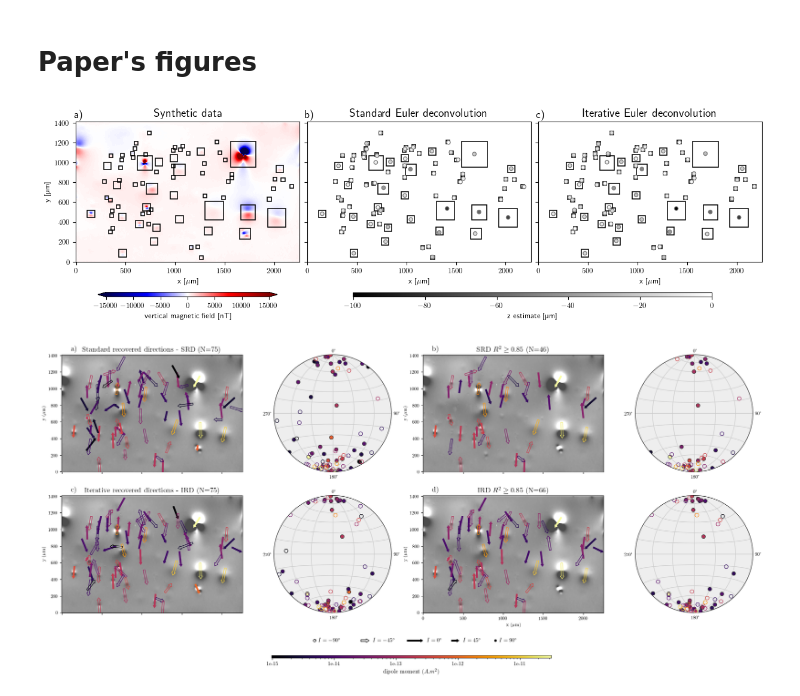
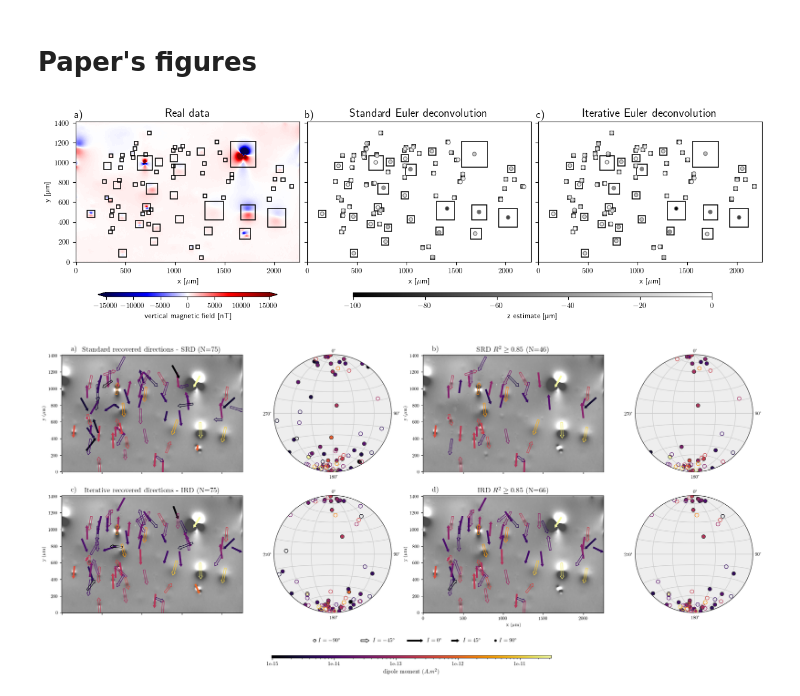
Before and after one commit to compgeolab/micromag-interfering-sources, a Jupyter notebook: code/Real_data_interf_sources.ipynb, the cells around one changed output. Saved outputs shown, nothing was run; the diff lists cells and outputs as text; code cells hidden in the pictures.

Commit message:
Fix images titles

```diff
--- a/code/Real_data_interf_sources.ipynb
+++ b/code/Real_data_interf_sources.ipynb
@@ -1356,35 +1356,35 @@ with plt.rc_context(mpl_rc):
     for window in windows_filtered:
         rect = matplotlib.patches.Rectangle(
             xy=[window[0], window[2]],
             width=window[1] - window[0],
             height=window[3] - window[2],
             edgecolor="k",
             fill=False,
             linewidth=1.1,
         )
         ax.add_patch(rect)
 
     tmp = ax.scatter(*positions_itr[:2], c=positions_itr[2], s=20, cmap="gray", vmin=-scale, vmax=0, edgecolor='gray')
 
-    titles = ([r'Synthetic data',
+    titles = ([r'Real data',
                r'Standard Euler deconvolution',
                r'Iterative Euler deconvolution'])
     for ax, letter, title in zip(axes, "a b c".split(), titles):
         ax.text(-0.01, 1.025, f"{letter})", transform=ax.transAxes, fontsize=13)
         ax.set_aspect("equal")
         ax.set_title(title, fontsize=14)
         ax.set_xlabel(r"x [$\mu$m]")
 
     plt.tight_layout(pad=0, h_pad=0, w_pad=0.6)
 
 
     fig.colorbar(tmp1, **cbar_kwargs, extend='both', label="vertical magnetic field [nT]", cax=fig.add_axes([0.075, 0.15, 0.25, 0.015]))
     fig.colorbar(tmp, **cbar_kwargs, label="z estimate [µm]", cax=fig.add_axes([0.43, 0.15, 0.5, 0.015]))
     fig.savefig(fig_dir / "euler-comparion-real.png", dpi=300, facecolor='w', bbox_inches='tight')
 
 plt.show()
 # %% [output]
-[figure, old version]
+[figure, new version]
 # %%
 with plt.rc_context(mpl_rc):
     fig = plt.figure(figsize=(25, 9))
```
Also changed, not shown: parts of 5 cells of this notebook, 3 other files.
